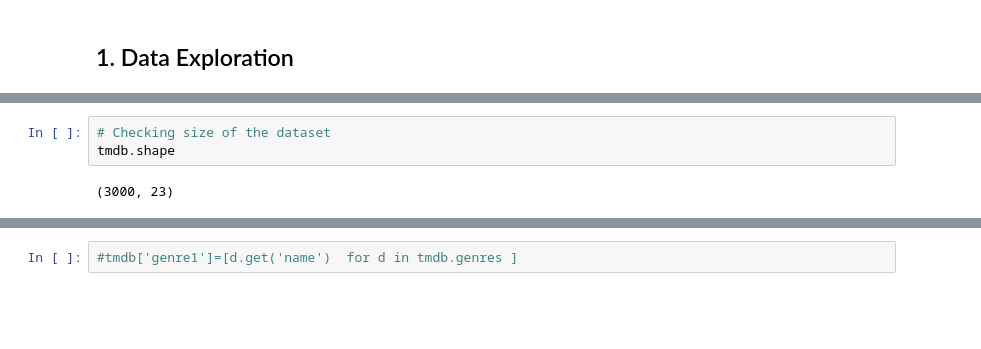
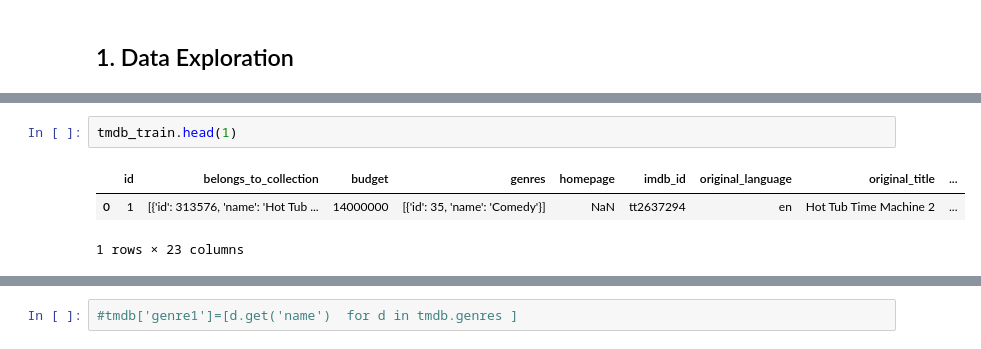
Before and after one commit to manish310/Machine-Learning-Capstone-Project, a Jupyter notebook: TMDB_Capstone.ipynb, the cells around one changed output, grey strips where cells are left out. Cells and saved outputs as stored; diff of their text form; blank space fills up the shorter version.

```diff
--- a/TMDB_Capstone.ipynb
+++ b/TMDB_Capstone.ipynb
@@ -25,5 +32,6 @@ tmdb.head(2)
-# %%
-# Checking size of the dataset
-tmdb.shape
-# %% [output]
-(3000, 23)
+# %%
+tmdb_train.head(1)
+# %% [output]
+|  | id | belongs_to_collection | budget | genres | homepage | imdb_id | original_language | original_title | ... |
+| 0 | 1 | [{'id': 313576, 'name': 'Hot Tub ... | 14000000 | [{'id': 35, 'name': 'Comedy'}] | NaN | tt2637294 | en | Hot Tub Time Machine 2 | ... |
+1 rows × 23 columns
```
Also changed, not shown: parts of 51 cells of this notebook.
